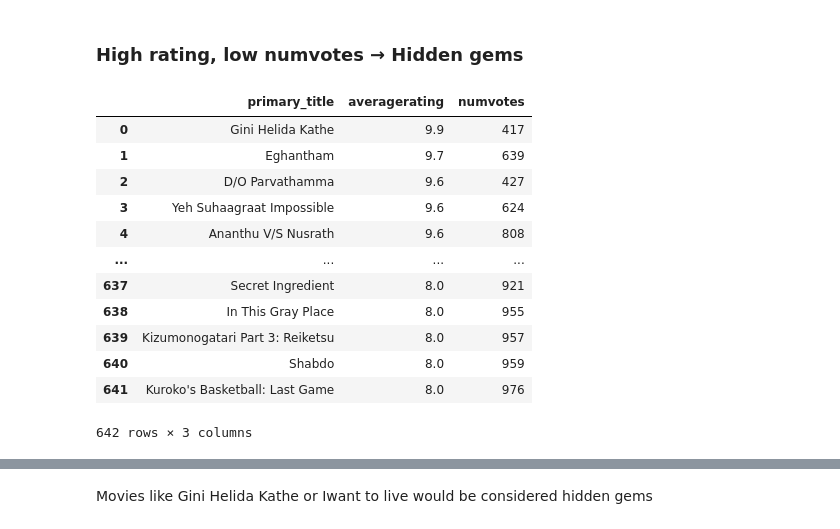
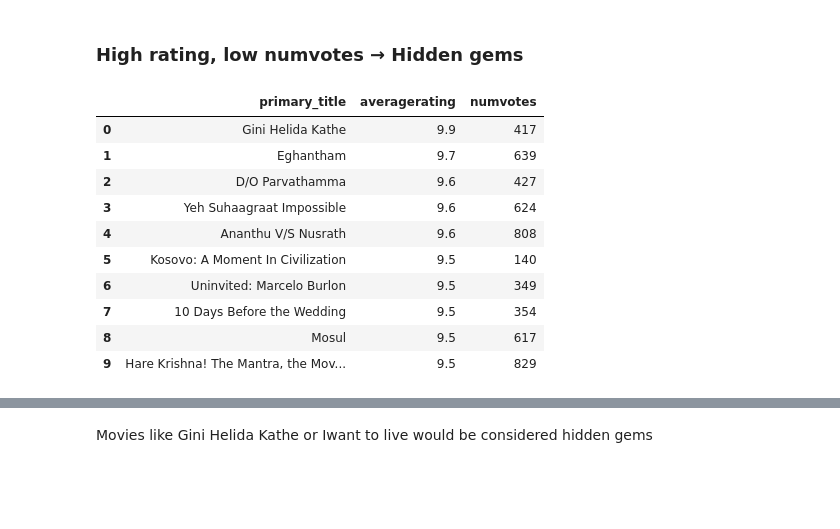
Before and after one commit to Hafsa-mohamed-Ad3n/Box-Office-Blueprint-Data-Driven-Insights-for-Microsoft-s-Movie-Studio-Launch, a Jupyter notebook: Database.ipynb, the cells around one changed output, grey strips where cells are left out. Cells and saved outputs as stored; diff of their text form; code cells hidden in the pictures; blank space fills up the shorter version.

```diff
--- a/Database.ipynb
+++ b/Database.ipynb
@@ -893,30 +840,28 @@ LIMIT 10
 # %% [markdown]
 ### High rating, low numvotes → Hidden gems
 # %%
-df = pd.read_sql("""
+gems = pd.read_sql("""
 SELECT primary_title, averagerating, numvotes
 FROM movie_basics AS mb
 JOIN movie_ratings AS mr
 ON mb.movie_id = mr.movie_id
 WHERE numvotes BETWEEN 100 AND 1000
 AND averagerating >= 8
 GROUP BY primary_title
 ORDER BY averagerating DESC, numvotes ASC
 LIMIT 10
 """,con)
 
-df
+gems
 # %% [output]
 |  | primary_title | averagerating | numvotes |
 | 0 | Gini Helida Kathe | 9.9 | 417 |
 | 1 | Eghantham | 9.7 | 639 |
 | 2 | D/O Parvathamma | 9.6 | 427 |
 | 3 | Yeh Suhaagraat Impossible | 9.6 | 624 |
 | 4 | Ananthu V/S Nusrath | 9.6 | 808 |
-| ... | ... | ... | ... |
-| 637 | Secret Ingredient | 8.0 | 921 |
-| 638 | In This Gray Place | 8.0 | 955 |
-| 639 | Kizumonogatari Part 3: Reiketsu | 8.0 | 957 |
-| 640 | Shabdo | 8.0 | 959 |
-| 641 | Kuroko's Basketball: Last Game | 8.0 | 976 |
+| 5 | Kosovo: A Moment In Civilization | 9.5 | 140 |
+| 6 | Uninvited: Marcelo Burlon | 9.5 | 349 |
+| 7 | 10 Days Before the Wedding | 9.5 | 354 |
+| 8 | Mosul | 9.5 | 617 |
+| 9 | Hare Krishna! The Mantra, the Mov... | 9.5 | 829 |
-642 rows × 3 columns
```
Also changed, not shown: parts of 6 cells of this notebook.
